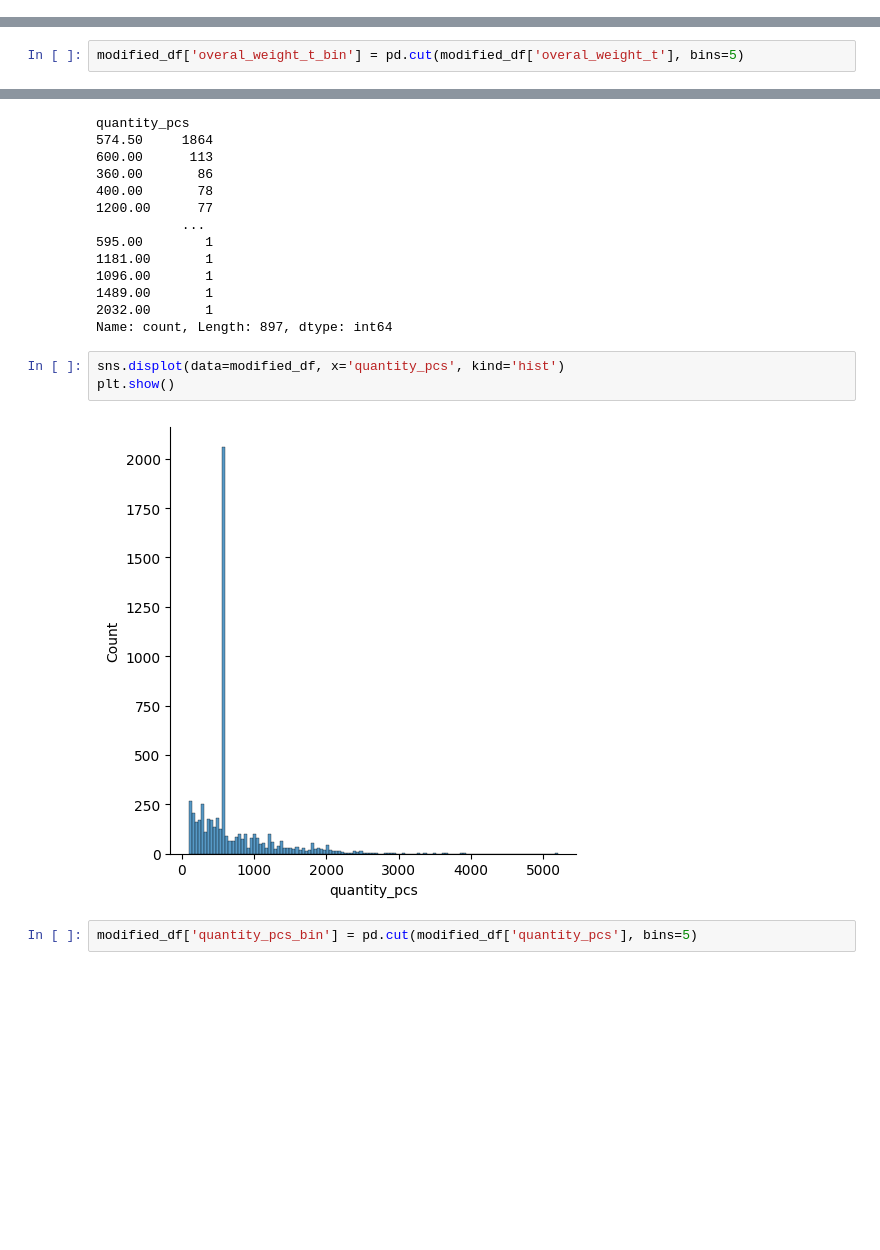
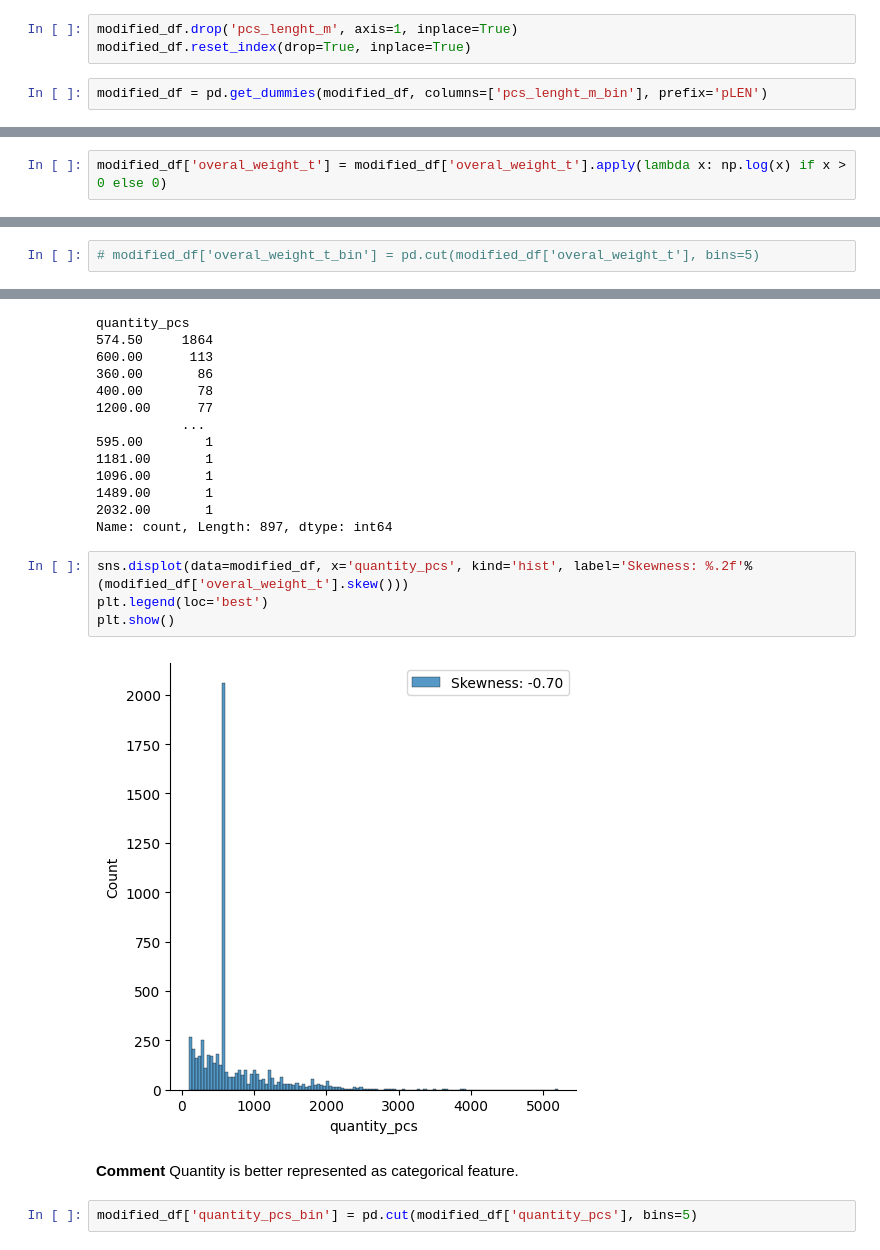
Before and after one commit to Fabiqula/Manufacturing-QC-OK-NOK-Prediction-Model, a Jupyter notebook: QC_incoming_goods_prediction.ipynb, the cells around one changed output, grey strips where cells are left out. Drawn from its saved outputs; the diff is of its cells as text; blank space fills up the shorter version.

Commit message:
Fixed bugs: -wrong type column 'date_fmt' -delete bins for numerical columns:pcs_pck	pack_weight_kg	overal_weight_t. - created one hot encoding for the rest of categorical columns

```diff
--- a/QC_incoming_goods_prediction.ipynb
+++ b/QC_incoming_goods_prediction.ipynb
@@ -966,6 +944,11 @@ sns.catplot(x='pcs_lenght_m_bin', y='OK_NOK', data=modified_df, kind="bar", heig
 plt.show()
 # %% [output]
 [figure]
+# %%
+modified_df.drop('pcs_lenght_m', axis=1, inplace=True)
+modified_df.reset_index(drop=True, inplace=True)
+# %%
+modified_df = pd.get_dummies(modified_df, columns=['pcs_lenght_m_bin'], prefix='pLEN')
 # %% [markdown]
 **overal_weight_kg**
 # %% [markdown]
@@ -1000,3 +978,5 @@ plt.legend(loc='best')
 plt.show()
 # %% [output]
 [figure]
+# %%
+modified_df['overal_weight_t'] = modified_df['overal_weight_t'].apply(lambda x: np.log(x) if x > 0 else 0)
@@ -1019,3 +987,3 @@ Name: count, Length: 2670, dtype: int64
 # %%
-modified_df['overal_weight_t_bin'] = pd.cut(modified_df['overal_weight_t'], bins=5)
+# modified_df['overal_weight_t_bin'] = pd.cut(modified_df['overal_weight_t'], bins=5)
 # %%
@@ -1042,10 +1007,13 @@ quantity_pcs
 2032.00       1
 Name: count, Length: 897, dtype: int64
 # %%
-sns.displot(data=modified_df, x='quantity_pcs', kind='hist')
+sns.displot(data=modified_df, x='quantity_pcs', kind='hist', label='Skewness: %.2f'%(modified_df['overal_weight_t'].skew()))
+plt.legend(loc='best')
 plt.show()
 # %% [output]
-[figure, old version]
+[figure, new version]
+# %% [markdown]
+**Comment** Quantity is better represented as categorical feature.
 # %%
 modified_df['quantity_pcs_bin'] = pd.cut(modified_df['quantity_pcs'], bins=5)
 # %%
```
Also changed, not shown: parts of 49 cells of this notebook.
